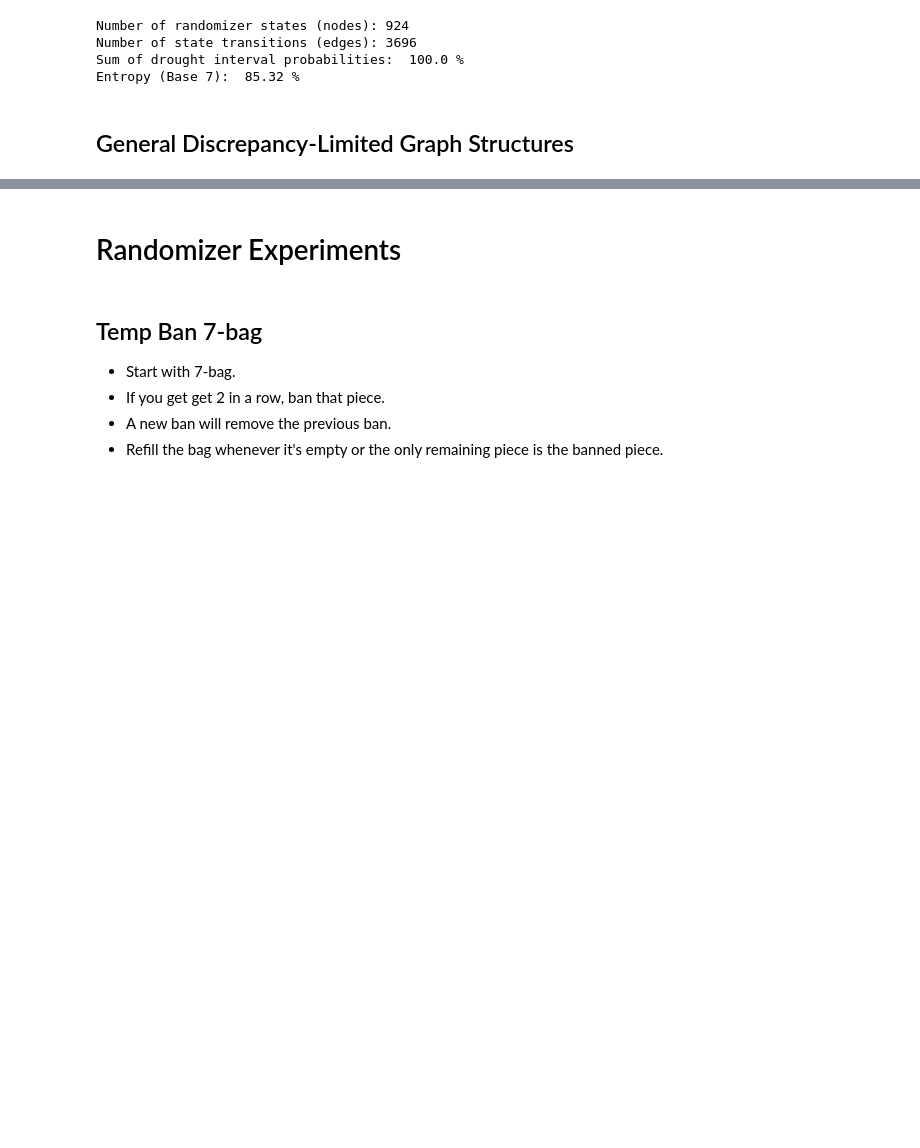
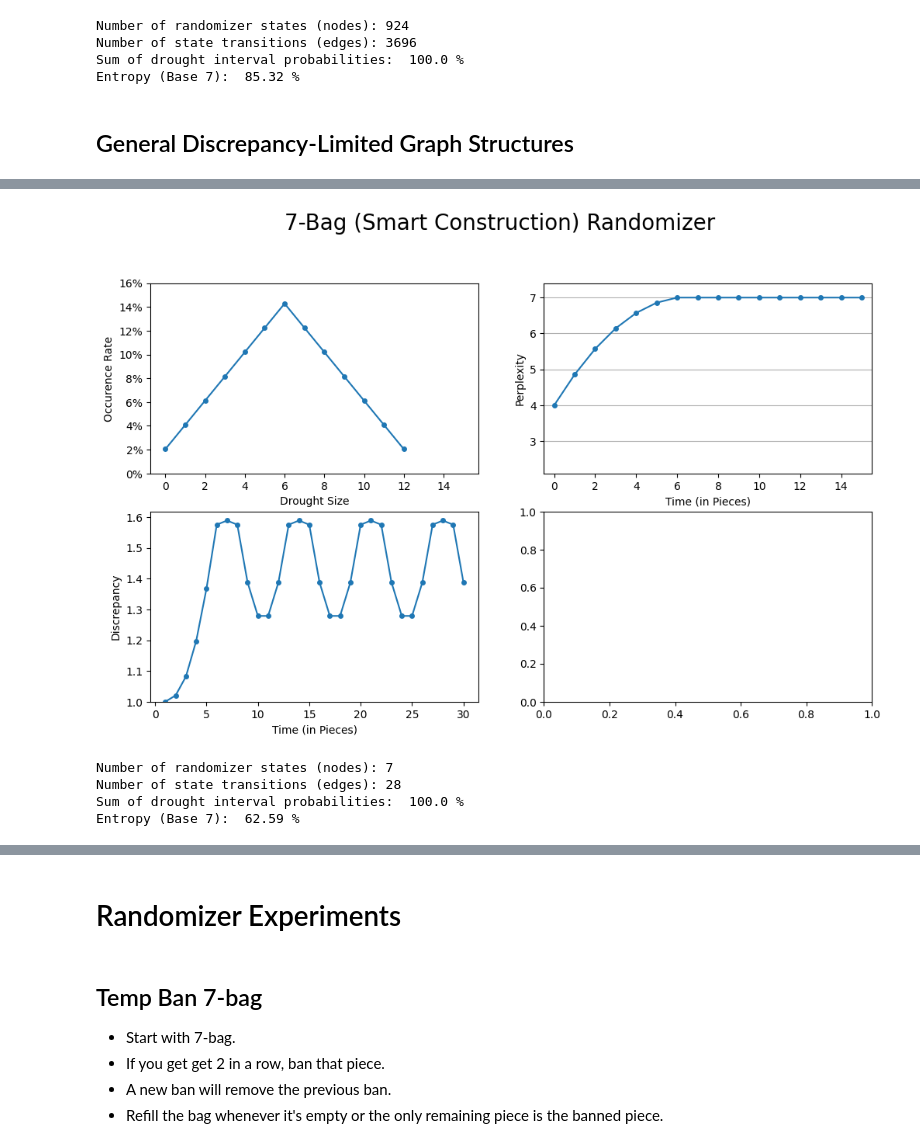
Before and after one commit to ericjtaylor/new_bags, a Jupyter notebook: new_bag.ipynb, the cells around one changed output, grey strips where cells are left out. Saved outputs shown, nothing was run; the diff lists cells and outputs as text; code cells hidden in the pictures; blank space fills up the shorter version.

```diff
--- a/new_bag.ipynb
+++ b/new_bag.ipynb
@@ -1152,0 +1147,9 @@ I'm not sure if it's possible to find examples in the other direction, with a mi
+# %%
+B7_smart = custom_bag()
+rand_report(B7_smart, "7-Bag (Smart Construction)")
+# %% [output]
+[figure, added]
+Number of randomizer states (nodes): 7
+Number of state transitions (edges): 28
+Sum of drought interval probabilities:  100.0 %
+Entropy (Base 7):  62.59 %
```
Also changed, not shown: parts of 53 cells of this notebook.
